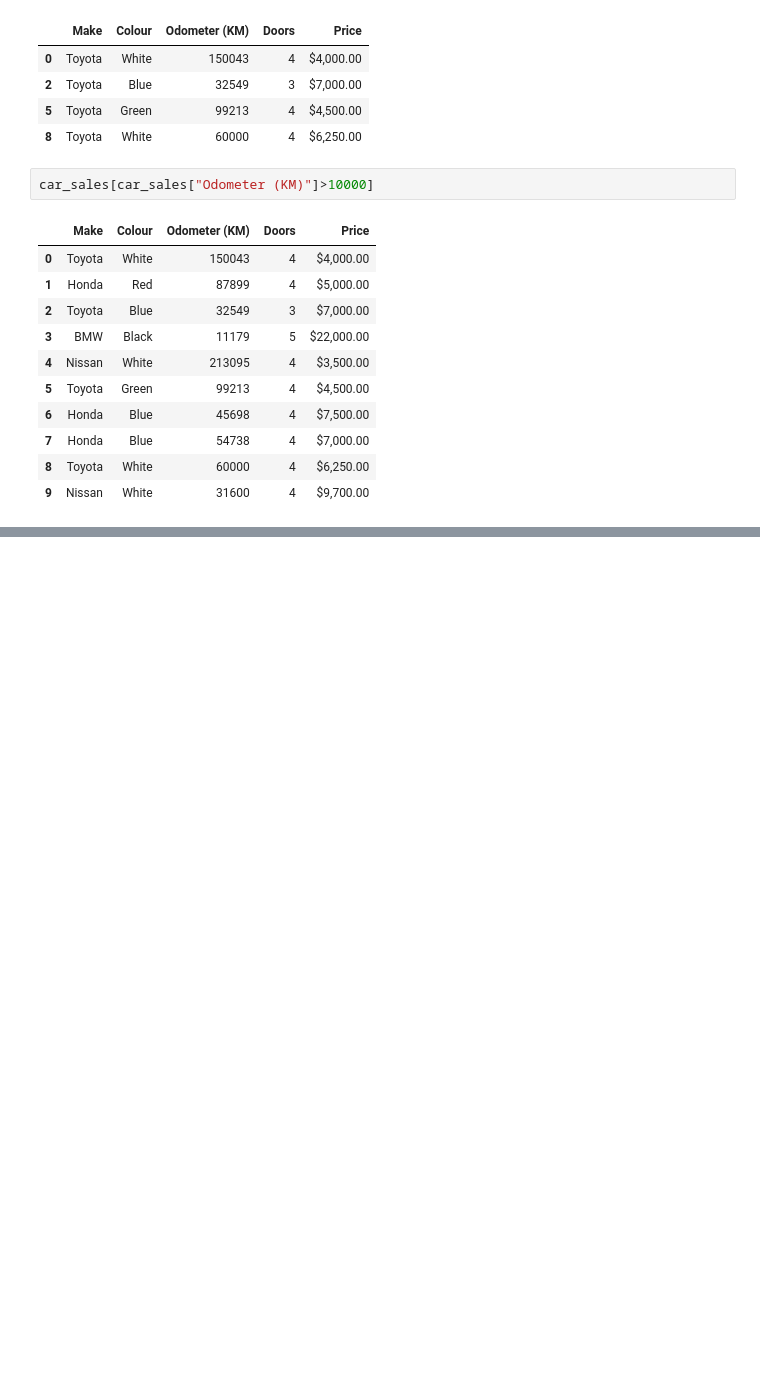
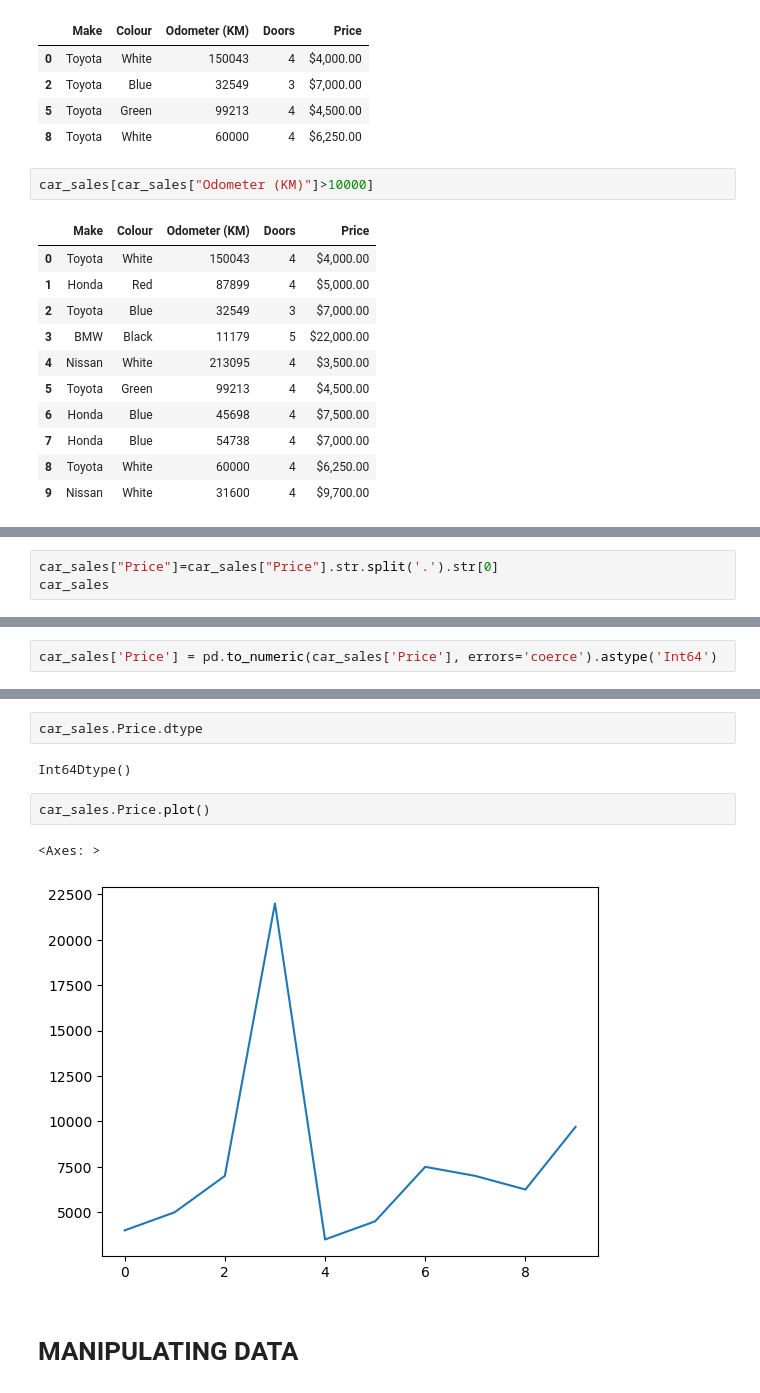
Before and after one commit to abrknine/ml-libraries, a Jupyter notebook: pandas/intropandas.ipynb, the cells around one changed output, grey strips where cells are left out. Saved outputs shown, nothing was run; the diff lists cells and outputs as text; blank space fills up the shorter version.

```diff
--- a/pandas/intropandas.ipynb
+++ b/pandas/intropandas.ipynb
@@ -388,0 +453,3 @@ car_sales[car_sales["Odometer (KM)"]>10000]
+# %%
+car_sales["Price"]=car_sales["Price"].str.split('.').str[0]
+car_sales
@@ -388,0 +472,2 @@ car_sales[car_sales["Odometer (KM)"]>10000]
+# %%
+car_sales['Price'] = pd.to_numeric(car_sales['Price'], errors='coerce').astype('Int64')
@@ -388,0 +488,11 @@ car_sales[car_sales["Odometer (KM)"]>10000]
+# %%
+car_sales.Price.dtype
+# %% [output]
+Int64Dtype()
+# %%
+car_sales.Price.plot()
+# %% [output]
+<Axes: >
+[figure, added]
+# %% [markdown]
+# MANIPULATING DATA
```
Also changed, not shown: parts of 65 cells of this notebook, 4 other files.
